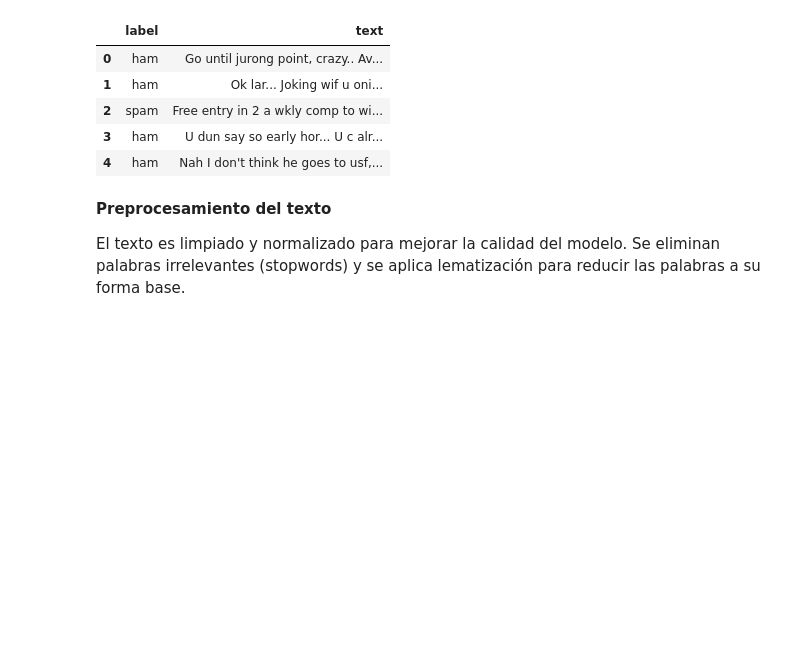
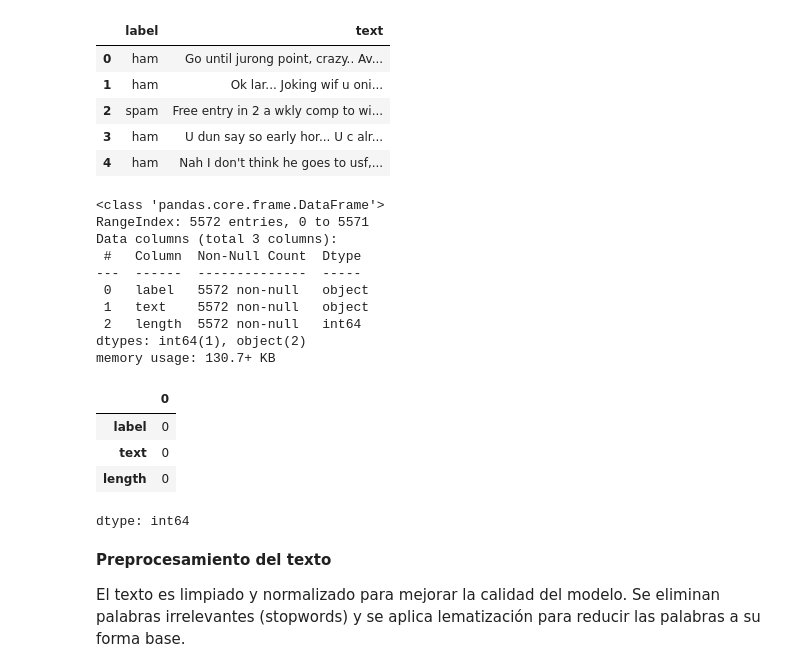
Before and after one commit to karenbochatay/Data_Science_IIII, a Jupyter notebook: DATA_SCIENCE_III.ipynb, the cells around one changed output. Cells and saved outputs as stored; diff of their text form; code cells hidden in the pictures; blank space fills up the shorter version.

```diff
--- a/DATA_SCIENCE_III.ipynb
+++ b/DATA_SCIENCE_III.ipynb
@@ -70,6 +73,30 @@ df.head()
 | 2 | spam | Free entry in 2 a wkly comp to wi... |
 | 3 | ham | U dun say so early hor... U c alr... |
 | 4 | ham | Nah I don't think he goes to usf,... |
+# %%
+# vemos info general del dataset
+# esto sirve para entender estructura, tipos de datos y si hay valores nulos
+
+df.info()
+
+# vemos valores nulos
+df.isnull().sum()
+# %% [output]
+<class 'pandas.core.frame.DataFrame'>
+RangeIndex: 5572 entries, 0 to 5571
+Data columns (total 3 columns):
+ #   Column  Non-Null Count  Dtype
+---  ------  --------------  -----
+ 0   label   5572 non-null   object
+ 1   text    5572 non-null   object
+ 2   length  5572 non-null   int64
+dtypes: int64(1), object(2)
+memory usage: 130.7+ KB
+|  | 0 |
+| label | 0 |
+| text | 0 |
+| length | 0 |
+dtype: int64
 # %% [markdown]
 **Preprocesamiento del texto**
 
```
Also changed, not shown: parts of 5 cells of this notebook.
